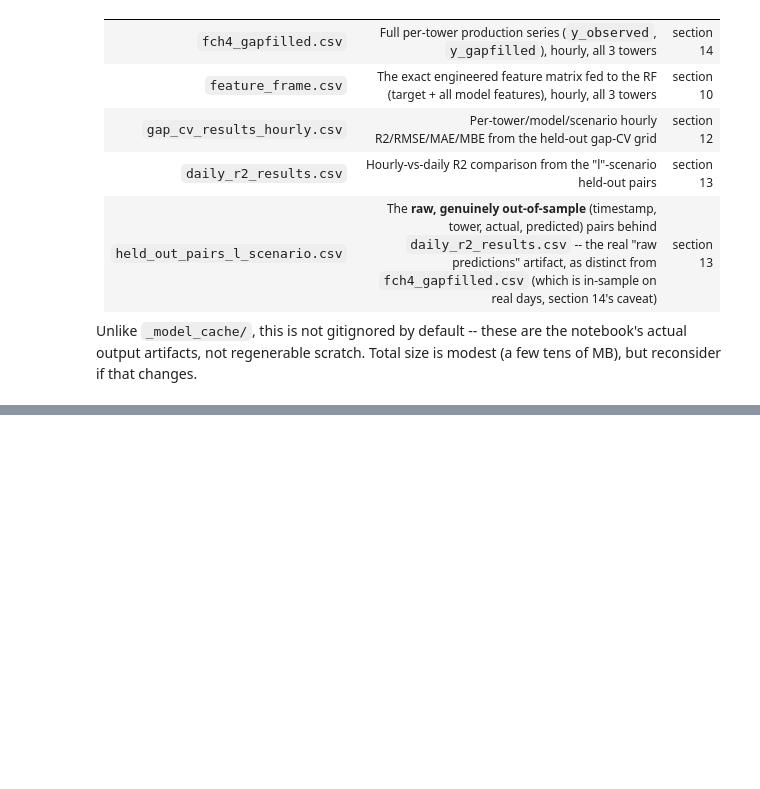
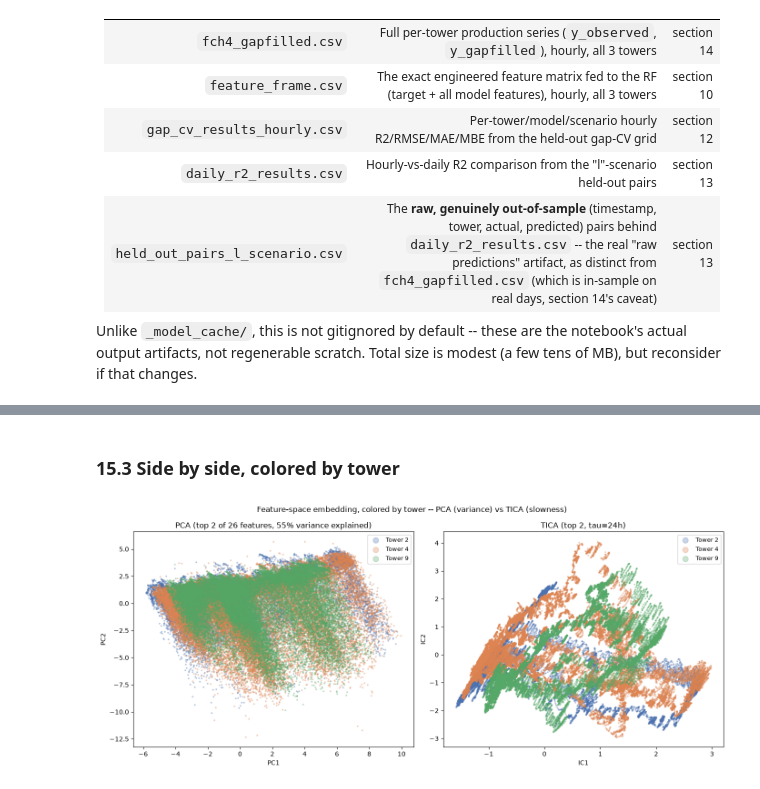
Before and after one commit to nicholas-tobias-00/COMP0191-Dissertation, a Jupyter notebook: notebooks/03c_gap_filling_revisited/temp_gap_filing_exploration copy.ipynb, the cells around one changed output, grey strips where cells are left out. Drawn from its saved outputs; the diff is of its cells as text; code cells hidden in the pictures; blank space fills up the shorter version.

```diff
--- a/notebooks/03c_gap_filling_revisited/temp_gap_filing_exploration copy.ipynb
+++ b/notebooks/03c_gap_filling_revisited/temp_gap_filing_exploration copy.ipynb
@@ -1346,0 +1659,26 @@ _data/ total size: 35.2 MB
+# %%
+TAU = 24   # 1-day lag -- captures slow (seasonal/management) dynamics over fast hourly noise
+
+n_feat = X_scaled.shape[1]
+C0 = np.zeros((n_feat, n_feat)); Ctau = np.zeros((n_feat, n_feat)); n_pairs = 0
+offset = 0
+for t in TOWERS:
+    n_t = lens[t]
+    Xt = X_scaled[offset:offset + n_t]
+    X0, X1 = Xt[:-TAU], Xt[TAU:]
+    C0 += X0.T @ X0 + X1.T @ X1
+    Ctau += X0.T @ X1 + X1.T @ X0
+    n_pairs += 2 * len(X0)
+    offset += n_t
+C0 /= n_pairs; Ctau /= n_pairs
+
+tica_vals, tica_vecs = gen_eigh(Ctau, C0)
+order = np.argsort(tica_vals)[::-1]
+tica_vals, tica_vecs = tica_vals[order], tica_vecs[:, order]
+tica_proj = X_scaled @ tica_vecs[:, :2]
+implied_timescale = -TAU / np.log(np.clip(np.abs(tica_vals[:5]), 1e-6, 0.999999))
+
+top_ic1 = pd.Series(tica_vecs[:, 0], index=EMBED_FEATURES).abs().sort_values(ascending=False).head(5)
+print("TICA eigenvalues, top 5:", np.round(tica_vals[:5], 3))
+print("Implied timescales (hours), top 5:", np.round(implied_timescale, 1))
+print("\nTop 5 |loadings| on IC1:"); print(top_ic1.round(3).to_string())
@@ -1346,0 +1695,19 @@ _data/ total size: 35.2 MB
+# %% [markdown]
+### 15.3 Side by side, colored by tower
+# %%
+colors = {2: "#4C72B0", 4: "#DD8452", 9: "#55A868"}
+fig, axes = plt.subplots(1, 2, figsize=(14, 6))
+for t in TOWERS:
+    mask = tower_labels == t
+    axes[0].scatter(pca_proj[mask, 0], pca_proj[mask, 1], s=3, alpha=0.3, color=colors[t], label=f"Tower {t}")
+    axes[1].scatter(tica_proj[mask, 0], tica_proj[mask, 1], s=3, alpha=0.3, color=colors[t], label=f"Tower {t}")
+axes[0].set_title(f"PCA (top 2 of {n_feat} features, {100*pca_explained[:2].sum():.0f}% variance explained)")
+axes[0].set_xlabel("PC1"); axes[0].set_ylabel("PC2")
+axes[1].set_title(f"TICA (top 2, tau={TAU}h)")
+axes[1].set_xlabel("IC1"); axes[1].set_ylabel("IC2")
+for ax in axes:
+    ax.legend(markerscale=5, fontsize=9)
+plt.suptitle("Feature-space embedding, colored by tower -- PCA (variance) vs TICA (slowness)")
+plt.tight_layout(); plt.show()
+# %% [output]
+[figure, added]
```
Also changed, not shown: parts of 70 cells of this notebook, 5 other files.
